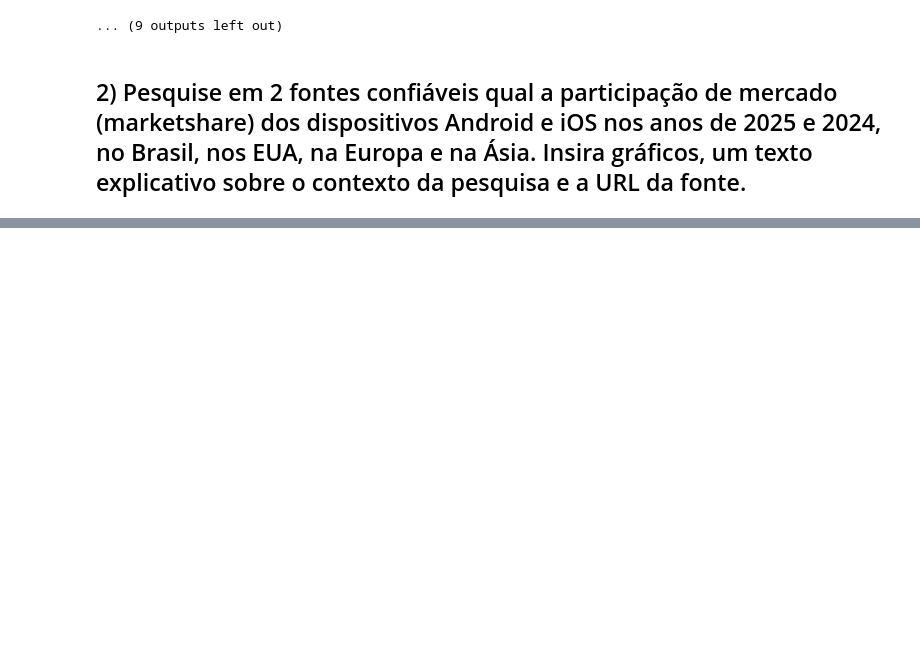
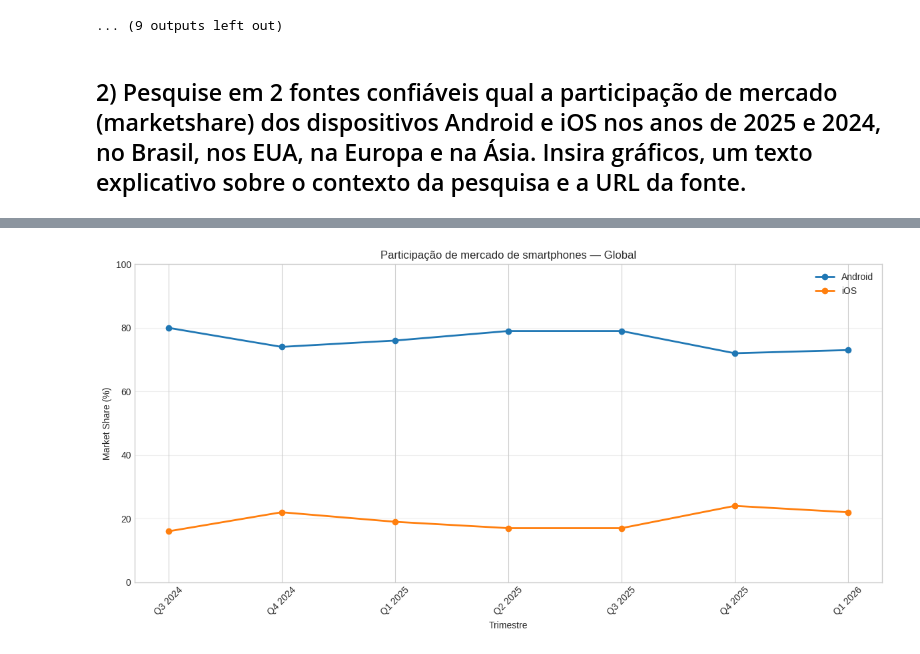
Before and after one commit to leeobazzana01/Mobile-Market-Share-, a Jupyter notebook: mobile_market_share_2026.ipynb, the cells around one changed output, grey strips where cells are left out. Saved outputs shown, nothing was run; the diff lists cells and outputs as text; code cells hidden in the pictures; blank space fills up the shorter version.

```diff
--- a/mobile_market_share_2026.ipynb
+++ b/mobile_market_share_2026.ipynb
@@ -571,0 +377,9 @@ RuntimeError: Nenhum dado foi baixado. Se o endpoint CSV do StatCounter estiver
+# %%
+#tentando extrair as tabelas
+tabelas = pd.read_html(StringIO(html))
+
+print(f"{len(tabelas)} tabelas encontradas")
+
+for i, tabela in enumerate(tabelas):
+    print(f"\n===== TABELA {i} =====")
+    display(tabela)
@@ -571,0 +476,41 @@ RuntimeError: Nenhum dado foi baixado. Se o endpoint CSV do StatCounter estiver
+# %%
+#grafico de marketshare global
+df = dados["Global"]
+
+df_plot = df.set_index("Sistema").T
+
+plt.figure(figsize=(12, 6))
+
+for sistema in ["Android", "iOS"]:
+
+    plt.plot(
+        df_plot.index,
+        df_plot[sistema],
+        marker="o",
+        linewidth=2,
+        label=sistema
+    )
+
+plt.title(
+    "Participação de mercado de smartphones — Global"
+)
+
+plt.xlabel("Trimestre")
+plt.ylabel("Market Share (%)")
+
+plt.ylim(0, 100)
+
+plt.grid(
+    axis="y",
+    alpha=0.3
+)
+
+plt.legend()
+
+plt.xticks(rotation=45)
+
+plt.tight_layout()
+
+plt.show()
+# %% [output]
+[figure, added]
```
Also changed, not shown: parts of 26 cells of this notebook.
